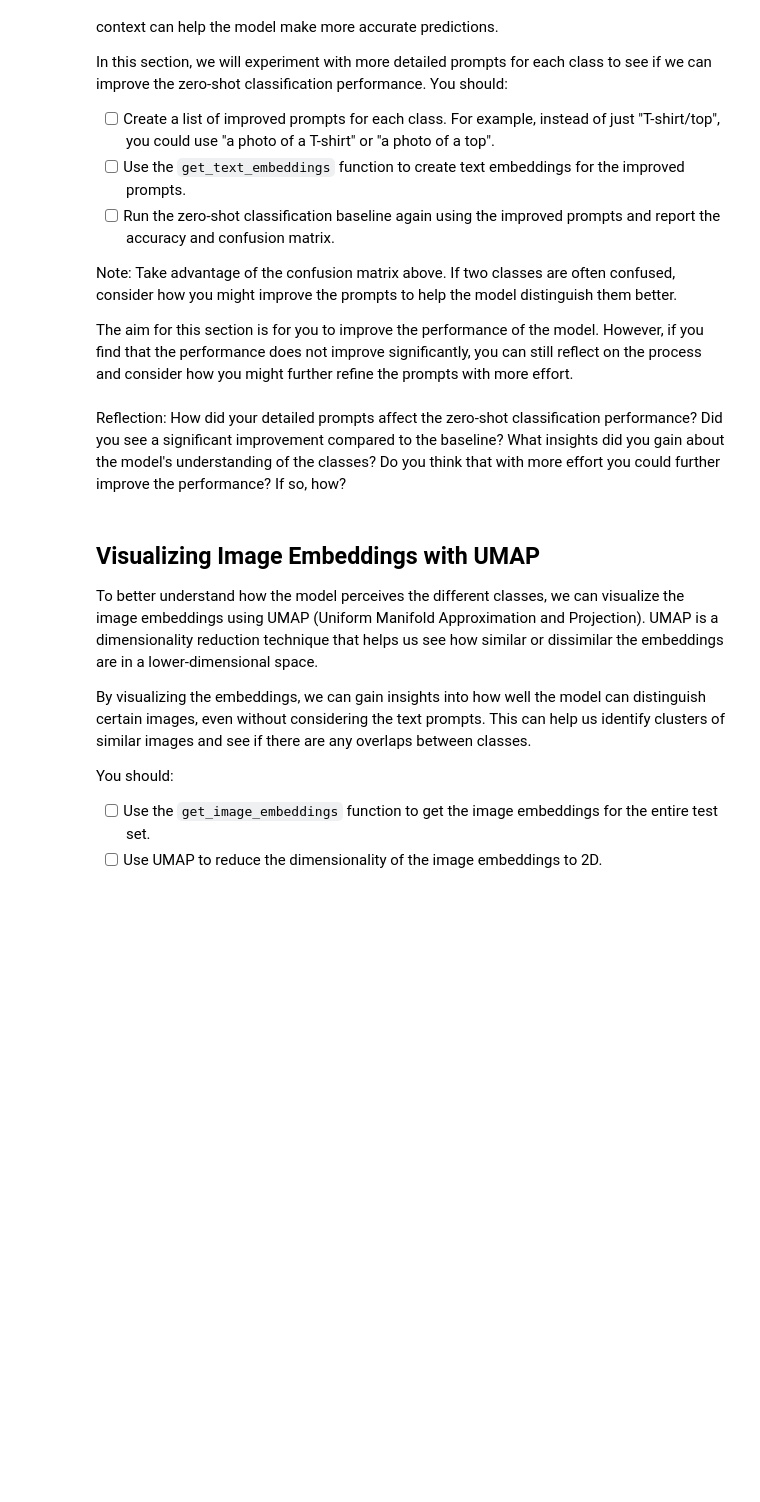
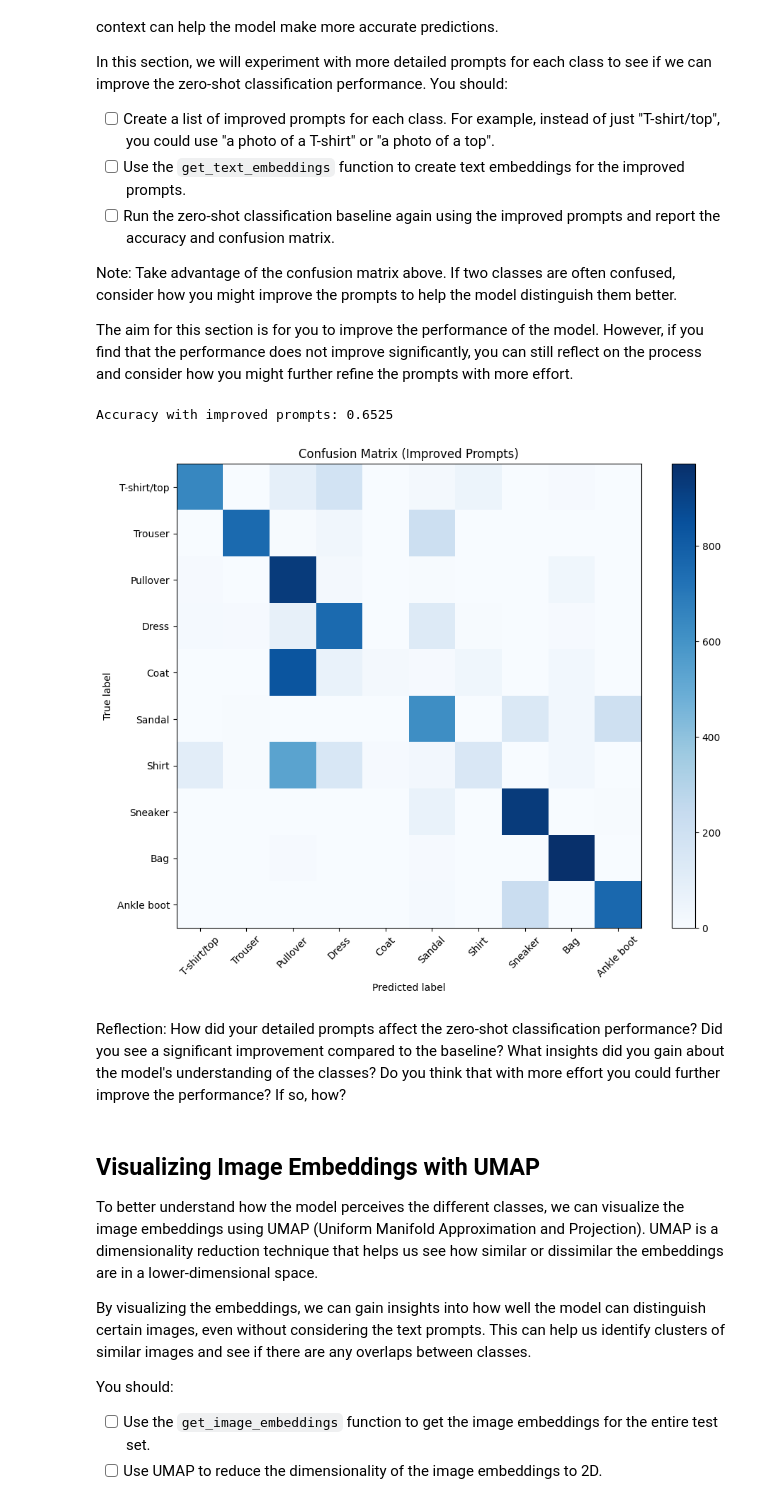
Before and after one commit to Lindsey028/deep_learning, a Jupyter notebook: 02_activities/assignments/assignment_2.ipynb, the cells around one changed output. Saved outputs shown, nothing was run; the diff lists cells and outputs as text; code cells hidden in the pictures; blank space fills up the shorter version.

```diff
--- a/02_activities/assignments/assignment_2.ipynb
+++ b/02_activities/assignments/assignment_2.ipynb
@@ -220,12 +227,26 @@ With these functions complete, you are ready to run the zero-shot classification
 - [ ] Report the accuracy of the predictions and the confusion matrix using the `accuracy_score` and `confusion_matrix` functions from `sklearn.metrics`.
 # %%
 from sklearn.metrics import accuracy_score, confusion_matrix
+import numpy as np
+import matplotlib.pyplot as plt
+
+# Get CLIP text embeddings for class names
+text_embeddings = get_text_embeddings(CLASS_NAMES)
 
 y_true, y_pred = [], []
 
 for pixel_values, labels in test_loader:
+    image_embeddings = get_image_embeddings(pixel_values)
+    similarity = get_cosine_similarity(image_embeddings, text_embeddings)
+    predictions = get_predictions(similarity)
+
+    y_true.extend(labels.cpu().numpy())
+    y_pred.extend(predictions)
 
 # Report the accuracy of the predictions
+
+accuracy = accuracy_score(y_true, y_pred)
+print(f"Zero-shot baseline accuracy: {accuracy:.4f}")
 
 # Report the confusion matrix
 def plot_confusion_matrix(y_true, y_pred, class_names):
@@ -241,3 +262,5 @@ def plot_confusion_matrix(y_true, y_pred, class_names):
     plt.xlabel('Predicted label')
     plt.tight_layout()
     plt.show()
+
+    plot_confusion_matrix(y_true, y_pred, CLASS_NAMES)
@@ -257,6 +282,62 @@ In this section, we will experiment with more detailed prompts for each class to
 Note: Take advantage of the confusion matrix above. If two classes are often confused, consider how you might improve the prompts to help the model distinguish them better.
 
 The aim for this section is for you to improve the performance of the model. However, if you find that the performance does not improve significantly, you can still reflect on the process and consider how you might further refine the prompts with more effort.
+# %%
+# Improved descriptive prompts
+IMPROVED_PROMPTS = [
+    "a photo of a T-shirt",
+    "a photo of a pair of trousers",
+    "a photo of a pullover sweater",
+    "a photo of a dress",
+    "a photo of a winter coat",
+    "a photo of an open-toe sandal",
+    "a photo of a button-up shirt",
+    "a photo of a sneaker shoe",
+    "a photo of a handbag",
+    "a photo of an ankle boot"
+]
+
+# Get new text embeddings for improved prompts
+improved_text_embeddings = get_text_embeddings(IMPROVED_PROMPTS)
+
+# Run the classification again
+y_true_improved, y_pred_improved = [], []
+
+for pixel_values, labels in test_loader:
+    image_embeddings = get_image_embeddings(pixel_values)
+    similarity = get_cosine_similarity(image_embeddings, improved_text_embeddings)
+    predictions = get_predictions(similarity)
+
+    y_true_improved.extend(labels.cpu().numpy())
+    y_pred_improved.extend(predictions)
+
+# Evaluate the results
+from sklearn.metrics import accuracy_score, confusion_matrix
+import matplotlib.pyplot as plt
+import numpy as np
+
+improved_accuracy = accuracy_score(y_true_improved, y_pred_improved)
+print(f"Accuracy with improved prompts: {improved_accuracy:.4f}")
+
+# Plot confusion matrix again
+def plot_confusion_matrix(y_true, y_pred, class_names, title="Confusion Matrix"):
+    cm = confusion_matrix(y_true, y_pred)
+    plt.figure(figsize=(10, 8))
+    plt.imshow(cm, interpolation='nearest', cmap=plt.cm.Blues)
+    plt.title(title)
+    plt.colorbar()
+    tick_marks = np.arange(len(class_names))
+    plt.xticks(tick_marks, class_names, rotation=45)
+    plt.yticks(tick_marks, class_names)
+    plt.ylabel('True label')
+    plt.xlabel('Predicted label')
+    plt.tight_layout()
+    plt.show()
+
+plot_confusion_matrix(y_true_improved, y_pred_improved, CLASS_NAMES, title="Confusion Matrix (Improved Prompts)")
+# %% [output]
+Accuracy with improved prompts: 0.6525
+[figure, added]
 # %% [markdown]
 Reflection: How did your detailed prompts affect the zero-shot classification performance? Did you see a significant improvement compared to the baseline? What insights did you gain about the model's understanding of the classes? Do you think that with more effort you could further improve the performance? If so, how?
 # %% [markdown]
```
Also changed, not shown: parts of 17 cells of this notebook.
